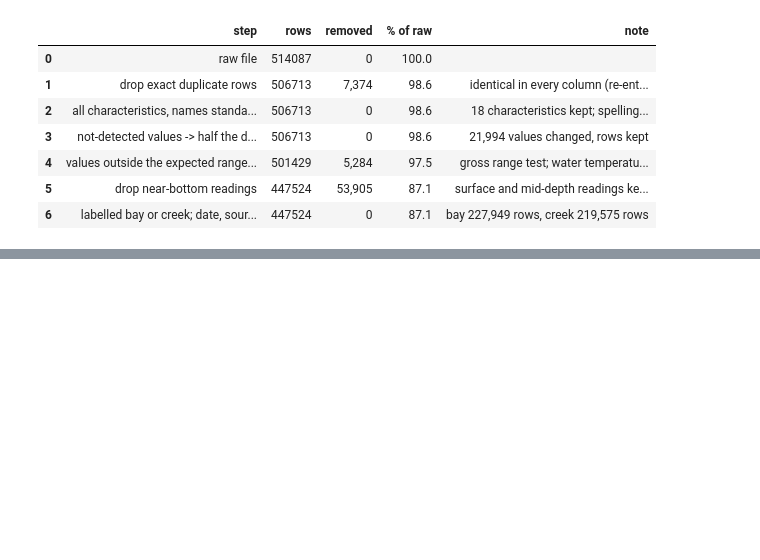
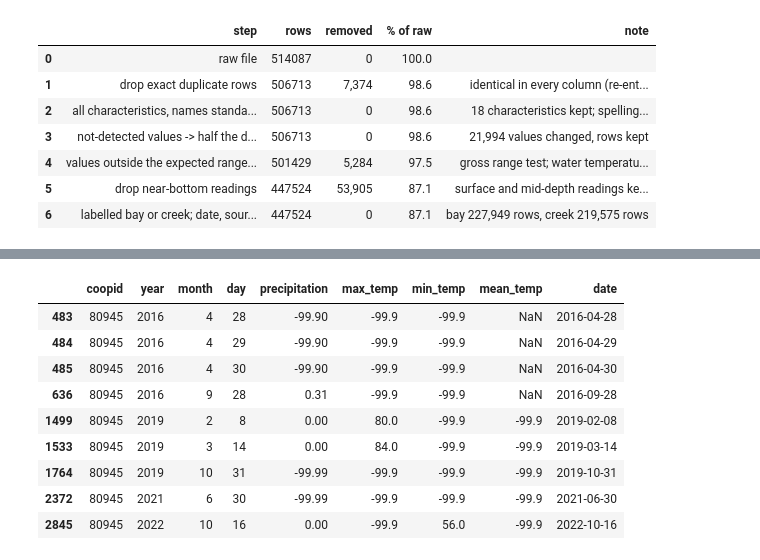
Before and after one commit to Break-Through-Tech/Biointerphase-1A-forecasting-harmful-algal-bloom-risk, a Jupyter notebook: models/notebooks/00_master_eda_and_merge.ipynb, the cells around one changed output, grey strips where cells are left out. Cells and saved outputs as stored; diff of their text form; code cells hidden in the pictures; blank space fills up the shorter version.

```diff
--- a/models/notebooks/00_master_eda_and_merge.ipynb
+++ b/models/notebooks/00_master_eda_and_merge.ipynb
@@ -1410,0 +1487,13 @@ del nut_raw, n_dd, n0, n1, n2, n3, n4
+# %%
+brad_raw[(brad_raw[["precipitation", "max_temp", "min_temp", "mean_temp"]] <= -99).any(axis=1)]
+# %% [output]
+|  | coopid | year | month | day | precipitation | max_temp | min_temp | mean_temp | date |
+| 483 | 80945 | 2016 | 4 | 28 | -99.90 | -99.9 | -99.9 | NaN | 2016-04-28 |
+| 484 | 80945 | 2016 | 4 | 29 | -99.90 | -99.9 | -99.9 | NaN | 2016-04-29 |
+| 485 | 80945 | 2016 | 4 | 30 | -99.90 | -99.9 | -99.9 | NaN | 2016-04-30 |
+| 636 | 80945 | 2016 | 9 | 28 | 0.31 | -99.9 | -99.9 | NaN | 2016-09-28 |
+| 1499 | 80945 | 2019 | 2 | 8 | 0.00 | 80.0 | -99.9 | -99.9 | 2019-02-08 |
+| 1533 | 80945 | 2019 | 3 | 14 | 0.00 | 84.0 | -99.9 | -99.9 | 2019-03-14 |
+| 1764 | 80945 | 2019 | 10 | 31 | -99.99 | -99.9 | -99.9 | -99.9 | 2019-10-31 |
+| 2372 | 80945 | 2021 | 6 | 30 | -99.99 | -99.9 | -99.9 | -99.9 | 2021-06-30 |
+| 2845 | 80945 | 2022 | 10 | 16 | 0.00 | -99.9 | 56.0 | -99.9 | 2022-10-16 |
```
Also changed, not shown: parts of 19 cells of this notebook, 3 other files.
